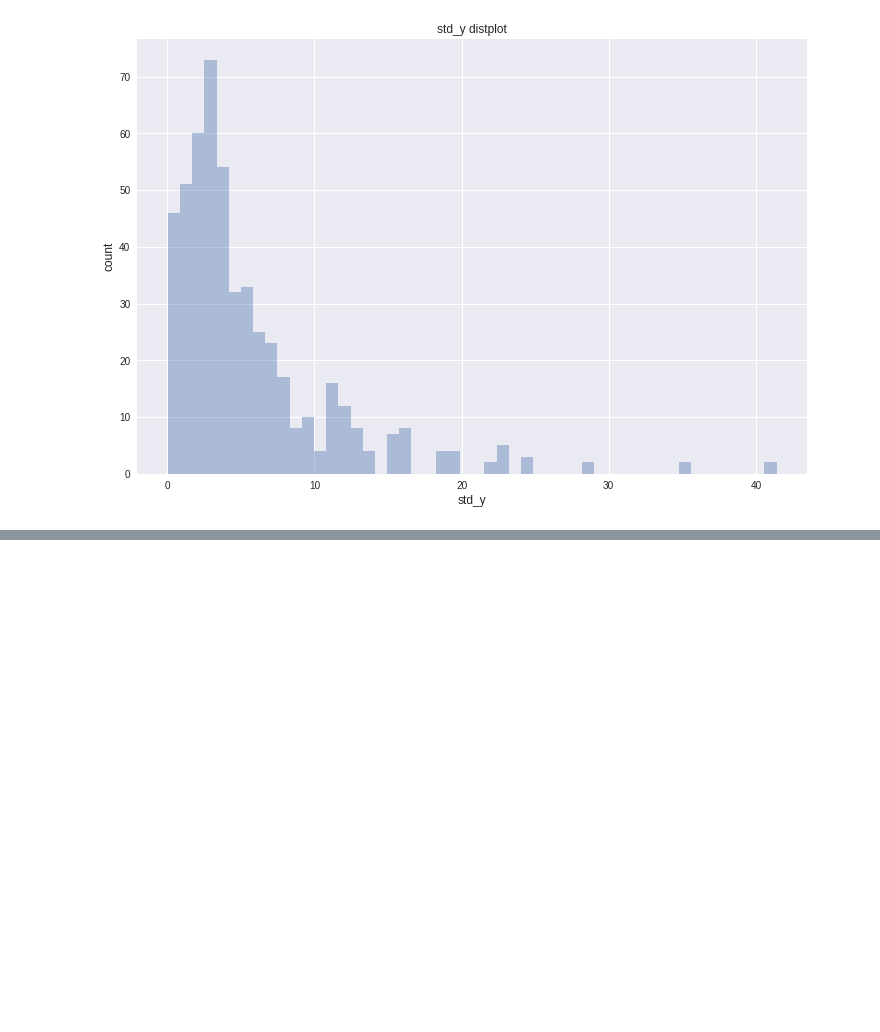
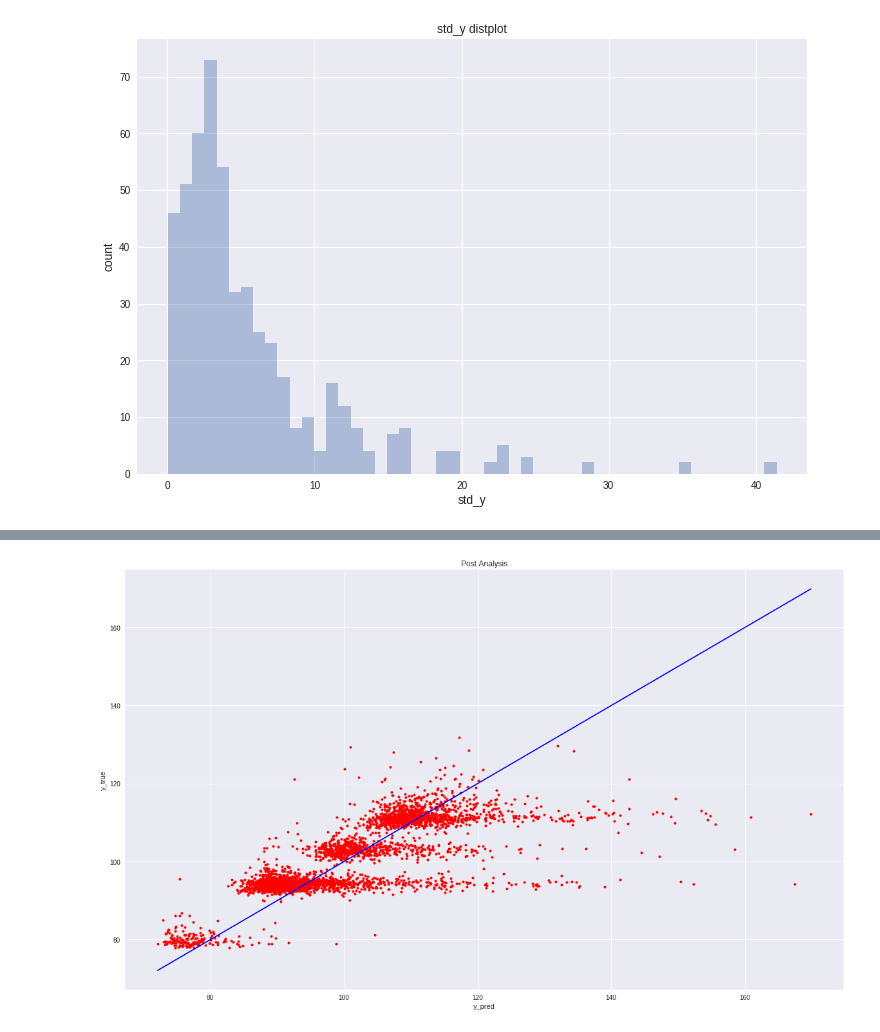
Before and after one commit to malhotraa/mercedes-benz-greener-manufacturing, a Jupyter notebook: notebooks/model_dupes.ipynb, the cells around one changed output, grey strips where cells are left out. Drawn from its saved outputs; the diff is of its cells as text; code cells hidden in the pictures; blank space fills up the shorter version.

```diff
--- a/notebooks/model_dupes.ipynb
+++ b/notebooks/model_dupes.ipynb
@@ -308,0 +508,26 @@ Out of fold
+# %%
+weights = [0.75, 0.25]
+
+dataset_blend_test = dataset_blend_test1 * weights[0] + dataset_blend_test2 * weights[1]
+dataset_blend_train = dataset_blend_train1 * weights[0] + dataset_blend_train2 * weights[1]
+# %%
+post_analysis = pd.DataFrame()
+post_analysis['y_pred'] = dataset_blend_train
+post_analysis['y_true'] = Y
+
+lims = [
+    np.min([post_analysis.y_pred.values, post_analysis.y_true.values]),  # min of both axes
+    np.max([post_analysis.y_pred.values, post_analysis.y_true.values]),  # max of both axes
+]
+
+# now plot both limits against eachother
+fig, ax1 = plt.subplots(figsize=(20,12))
+plt.title('Post Analysis')
+plt.xlabel('y_pred')
+plt.ylabel('y_true')
+plt.plot(post_analysis.y_true.values, post_analysis.y_pred.values, 'ro', markersize=4.0)
+plt.plot(lims, lims, 'b-')
+
+plt.show()
+# %% [output]
+[figure, added]
```
Also changed, not shown: parts of 8 cells of this notebook.
